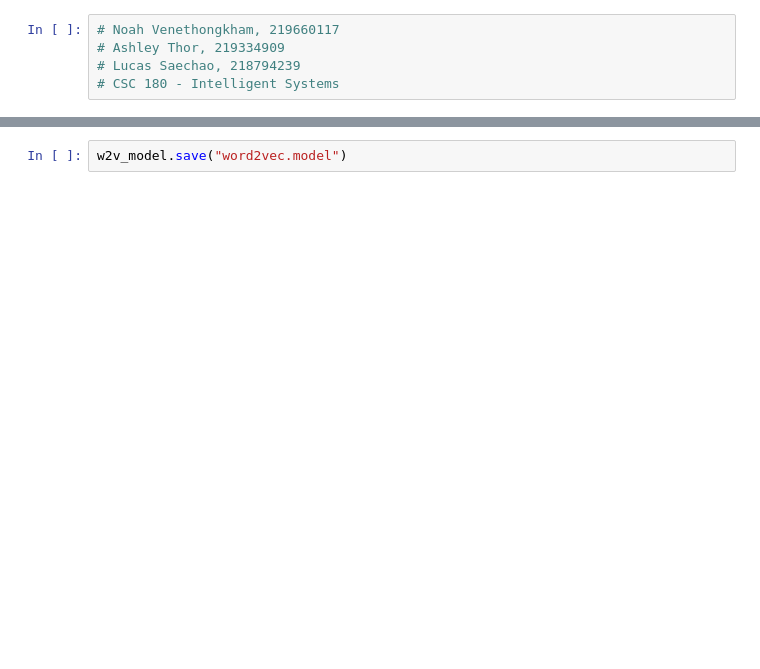
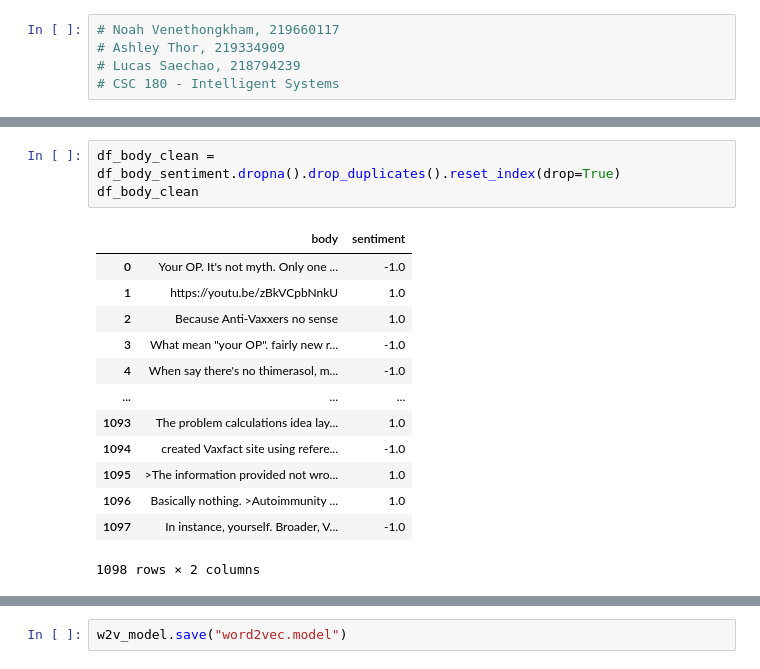
Before and after one commit to saechaol/vaccine-myths, a Jupyter notebook: myths.ipynb, the cells around one changed output, grey strips where cells are left out. Saved outputs shown, nothing was run; the diff lists cells and outputs as text; blank space fills up the shorter version.

```diff
--- a/myths.ipynb
+++ b/myths.ipynb
@@ -324,0 +399,17 @@ df
+# %%
+df_body_clean = df_body_sentiment.dropna().drop_duplicates().reset_index(drop=True)
+df_body_clean
+# %% [output]
+|  | body | sentiment |
+| 0 | Your OP. It's not myth. Only one ... | -1.0 |
+| 1 | https://youtu.be/zBkVCpbNnkU | 1.0 |
+| 2 | Because Anti-Vaxxers no sense | 1.0 |
+| 3 | What mean "your OP". fairly new r... | -1.0 |
+| 4 | When say there's no thimerasol, m... | -1.0 |
+| ... | ... | ... |
+| 1093 | The problem calculations idea lay... | 1.0 |
+| 1094 | created Vaxfact site using refere... | -1.0 |
+| 1095 | >The information provided not wro... | 1.0 |
+| 1096 | Basically nothing. >Autoimmunity ... | 1.0 |
+| 1097 | In instance, yourself. Broader, V... | -1.0 |
+1098 rows × 2 columns
```
Also changed, not shown: parts of 23 cells of this notebook, 11 other files.
